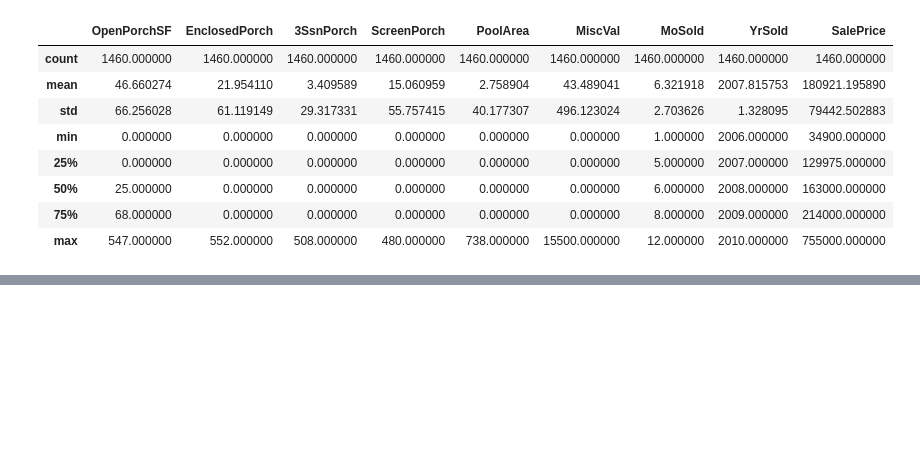
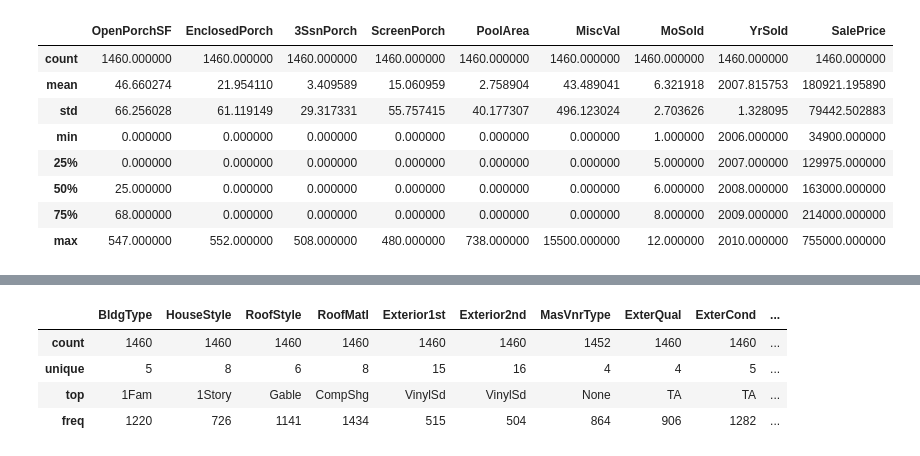
Before and after one commit to Hodapp87/kaggle-house-prices, a Jupyter notebook: Scratch for House Prices competition on Kaggle.ipynb, the cells around one changed output, grey strips where cells are left out. Drawn from its saved outputs; the diff is of its cells as text; code cells hidden in the pictures; blank space fills up the shorter version.

```diff
--- a/Scratch for House Prices competition on Kaggle.ipynb
+++ b/Scratch for House Prices competition on Kaggle.ipynb
@@ -187,0 +148,8 @@ train_raw.iloc[:,67:].describe()
+# %%
+train_raw.iloc[:,15:30].describe(include=["object"])
+# %% [output]
+|  | BldgType | HouseStyle | RoofStyle | RoofMatl | Exterior1st | Exterior2nd | MasVnrType | ExterQual | ExterCond | ... |
+| count | 1460 | 1460 | 1460 | 1460 | 1460 | 1460 | 1452 | 1460 | 1460 | ... |
+| unique | 5 | 8 | 6 | 8 | 15 | 16 | 4 | 4 | 5 | ... |
+| top | 1Fam | 1Story | Gable | CompShg | VinylSd | VinylSd | None | TA | TA | ... |
+| freq | 1220 | 726 | 1141 | 1434 | 515 | 504 | 864 | 906 | 1282 | ... |
```
Also changed, not shown: parts of 10 cells of this notebook.
